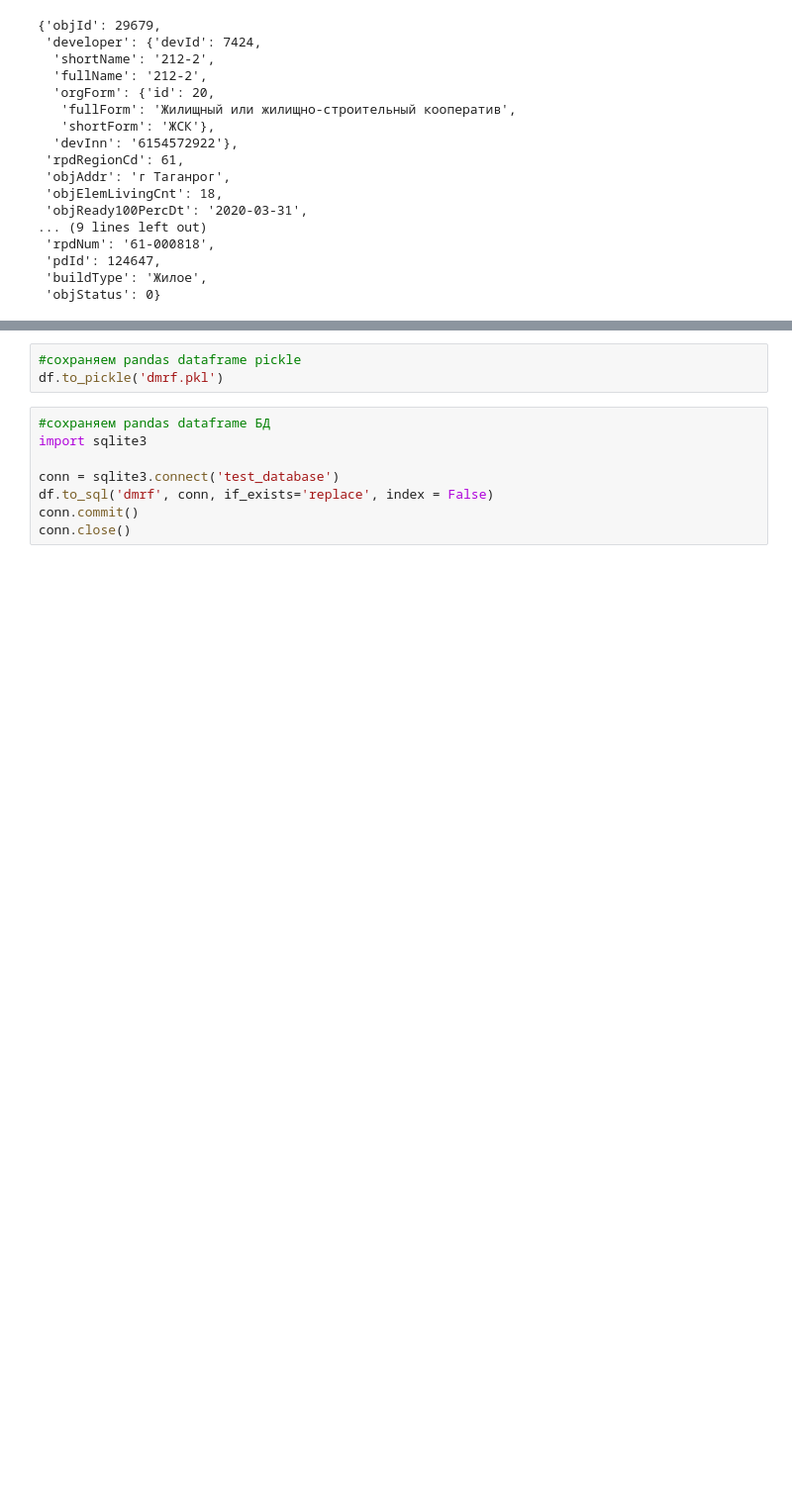
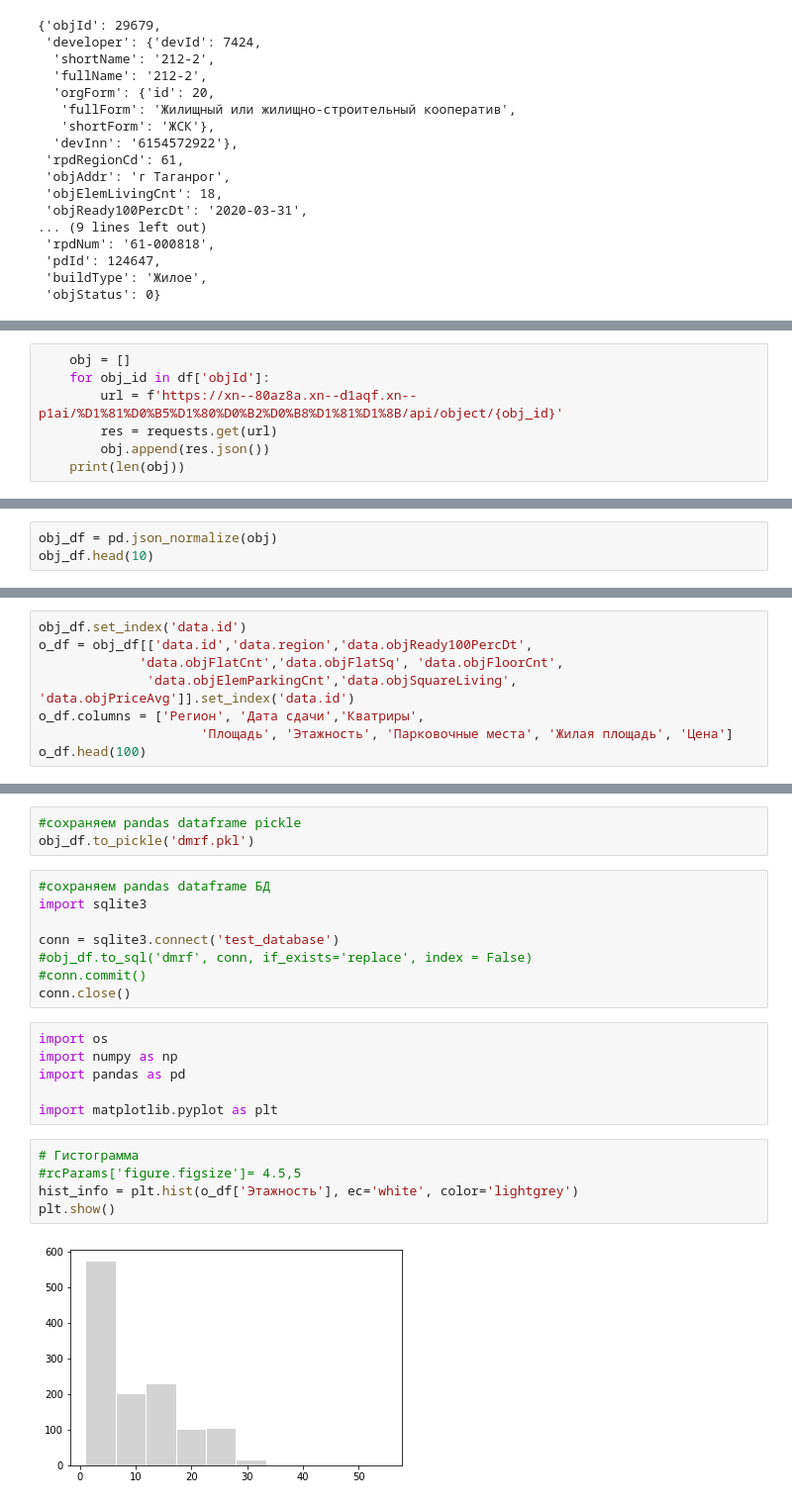
Before and after one commit to Lapina-SL/ds-reboot, a Jupyter notebook: Task1/Task1_dmrf.ipynb, the cells around one changed output, grey strips where cells are left out. Shown at 99% size. Saved outputs shown, nothing was run; the diff lists cells and outputs as text; blank space fills up the shorter version.

Commit message:
Fix upload objects

```diff
--- a/Task1/Task1_dmrf.ipynb
+++ b/Task1/Task1_dmrf.ipynb
@@ -82,0 +86,7 @@ df.head(10)
+# %%
+    obj = []
+    for obj_id in df['objId']:
+        url = f'https://xn--80az8a.xn--d1aqf.xn--p1ai/%D1%81%D0%B5%D1%80%D0%B2%D0%B8%D1%81%D1%8B/api/object/{obj_id}'
+        res = requests.get(url)
+        obj.append(res.json())
+    print(len(obj))
@@ -82,0 +99,3 @@ df.head(10)
+# %%
+obj_df = pd.json_normalize(obj)
+obj_df.head(10)
@@ -82,0 +115,8 @@ df.head(10)
+# %%
+obj_df.set_index('data.id')
+o_df = obj_df[['data.id','data.region','data.objReady100PercDt',
+             'data.objFlatCnt','data.objFlatSq', 'data.objFloorCnt',
+              'data.objElemParkingCnt','data.objSquareLiving', 'data.objPriceAvg']].set_index('data.id')
+o_df.columns = ['Регион', 'Дата сдачи','Кватриры',
+                     'Площадь', 'Этажность', 'Парковочные места', 'Жилая площадь', 'Цена']
+o_df.head(100)
@@ -86,11 +144,24 @@ df.to_excel('dmrf.xlsx')
 # %%
 #сохраняем pandas dataframe pickle
-df.to_pickle('dmrf.pkl')
+obj_df.to_pickle('dmrf.pkl')
 # %%
 #сохраняем pandas dataframe БД
 import sqlite3
 
 conn = sqlite3.connect('test_database')
-df.to_sql('dmrf', conn, if_exists='replace', index = False)
-conn.commit()
+#obj_df.to_sql('dmrf', conn, if_exists='replace', index = False)
+#conn.commit()
 conn.close()
+# %%
+import os
+import numpy as np
+import pandas as pd
+
+import matplotlib.pyplot as plt
+# %%
+# Гистограмма
+#rcParams['figure.figsize']= 4.5,5
+hist_info = plt.hist(o_df['Этажность'], ec='white', color='lightgrey')
+plt.show()
+# %% [output]
+[figure, added]
```
Also changed, not shown: parts of 14 cells of this notebook, 3 other files.
